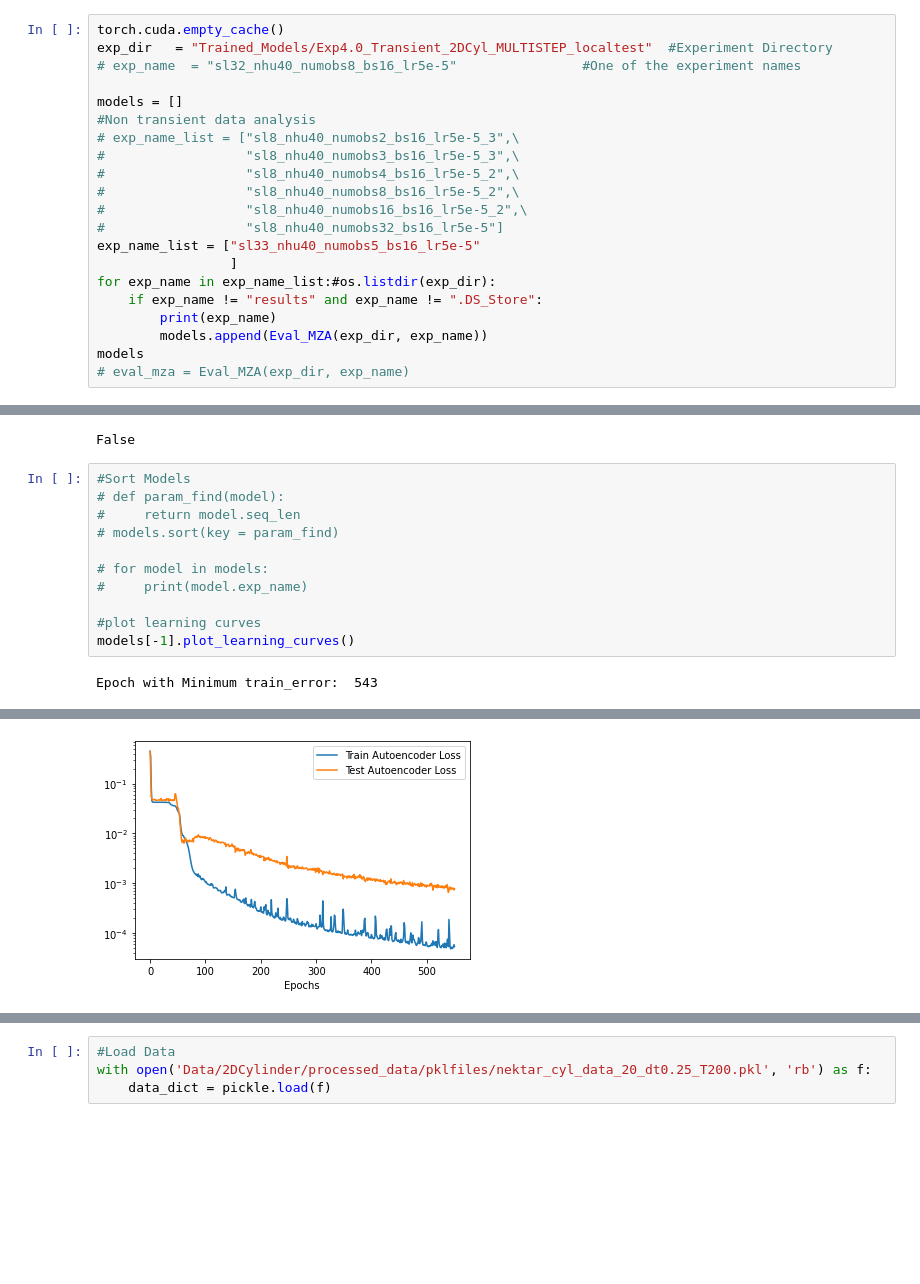
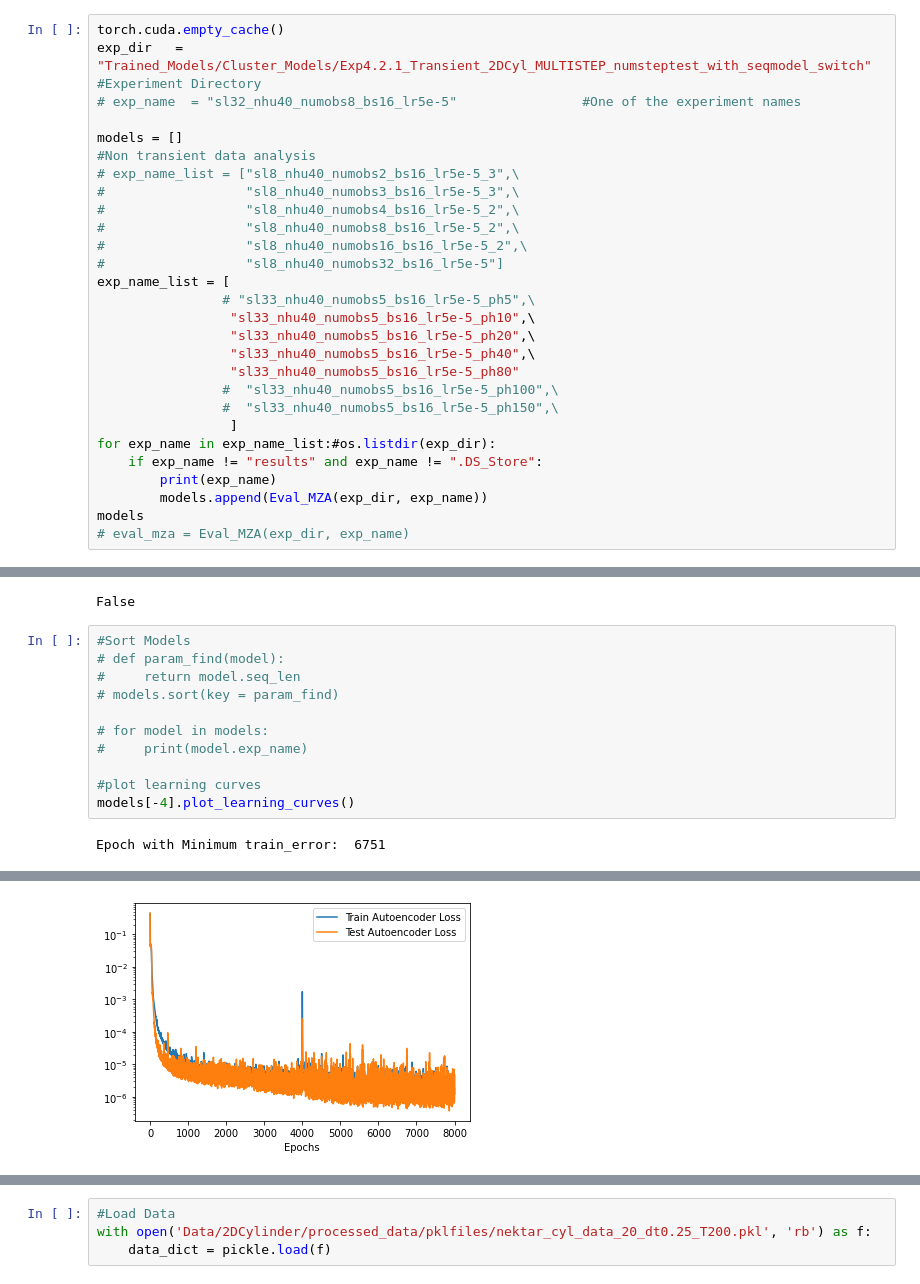
Before and after one commit to RigasLab/MZ-AE, a Jupyter notebook: Notebooks/eval_model_notebook_2Dcyl_multimodel_multistep_Exp4.ipynb, the cells around one changed output, grey strips where cells are left out. Saved outputs shown, nothing was run; the diff lists cells and outputs as text; blank space fills up the shorter version.

Commit message:
added new training method to penalise the seqmodel predictions

```diff
--- a/Notebooks/eval_model_notebook_2Dcyl_multimodel_multistep_Exp4.ipynb
+++ b/Notebooks/eval_model_notebook_2Dcyl_multimodel_multistep_Exp4.ipynb
@@ -16,7 +16,7 @@ import matplotlib.pyplot as plt
 import pandas as pd
 # %%
 torch.cuda.empty_cache()
-exp_dir   = "Trained_Models/Exp4.0_Transient_2DCyl_MULTISTEP_localtest"  #Experiment Directory
+exp_dir   = "Trained_Models/Cluster_Models/Exp4.2.1_Transient_2DCyl_MULTISTEP_numsteptest_with_seqmodel_switch"  #Experiment Directory
 # exp_name  = "sl32_nhu40_numobs8_bs16_lr5e-5"                #One of the experiment names
 
 models = []
@@ -27,7 +27,14 @@ models = []
 #                  "sl8_nhu40_numobs8_bs16_lr5e-5_2",\
 #                  "sl8_nhu40_numobs16_bs16_lr5e-5_2",\
 #                  "sl8_nhu40_numobs32_bs16_lr5e-5"]
-exp_name_list = ["sl33_nhu40_numobs5_bs16_lr5e-5"
+exp_name_list = [
+                # "sl33_nhu40_numobs5_bs16_lr5e-5_ph5",\
+                 "sl33_nhu40_numobs5_bs16_lr5e-5_ph10",\
+                 "sl33_nhu40_numobs5_bs16_lr5e-5_ph20",\
+                 "sl33_nhu40_numobs5_bs16_lr5e-5_ph40",\
+                 "sl33_nhu40_numobs5_bs16_lr5e-5_ph80"
+                #  "sl33_nhu40_numobs5_bs16_lr5e-5_ph100",\
+                #  "sl33_nhu40_numobs5_bs16_lr5e-5_ph150",\
                  ]
 for exp_name in exp_name_list:#os.listdir(exp_dir):
     if exp_name != "results" and exp_name != ".DS_Store":
@@ -52,6 +65,6 @@ False
 #     print(model.exp_name)
 
 #plot learning curves
-models[-1].plot_learning_curves()
+models[-4].plot_learning_curves()
 # %% [output]
-Epoch with Minimum train_error:  543
+Epoch with Minimum train_error:  6751
@@ -60 +73 @@ Epoch with Minimum train_error:  543
-[figure, old version]
+[figure, new version]
```
Also changed, not shown: parts of 19 cells of this notebook, 4 other files.
